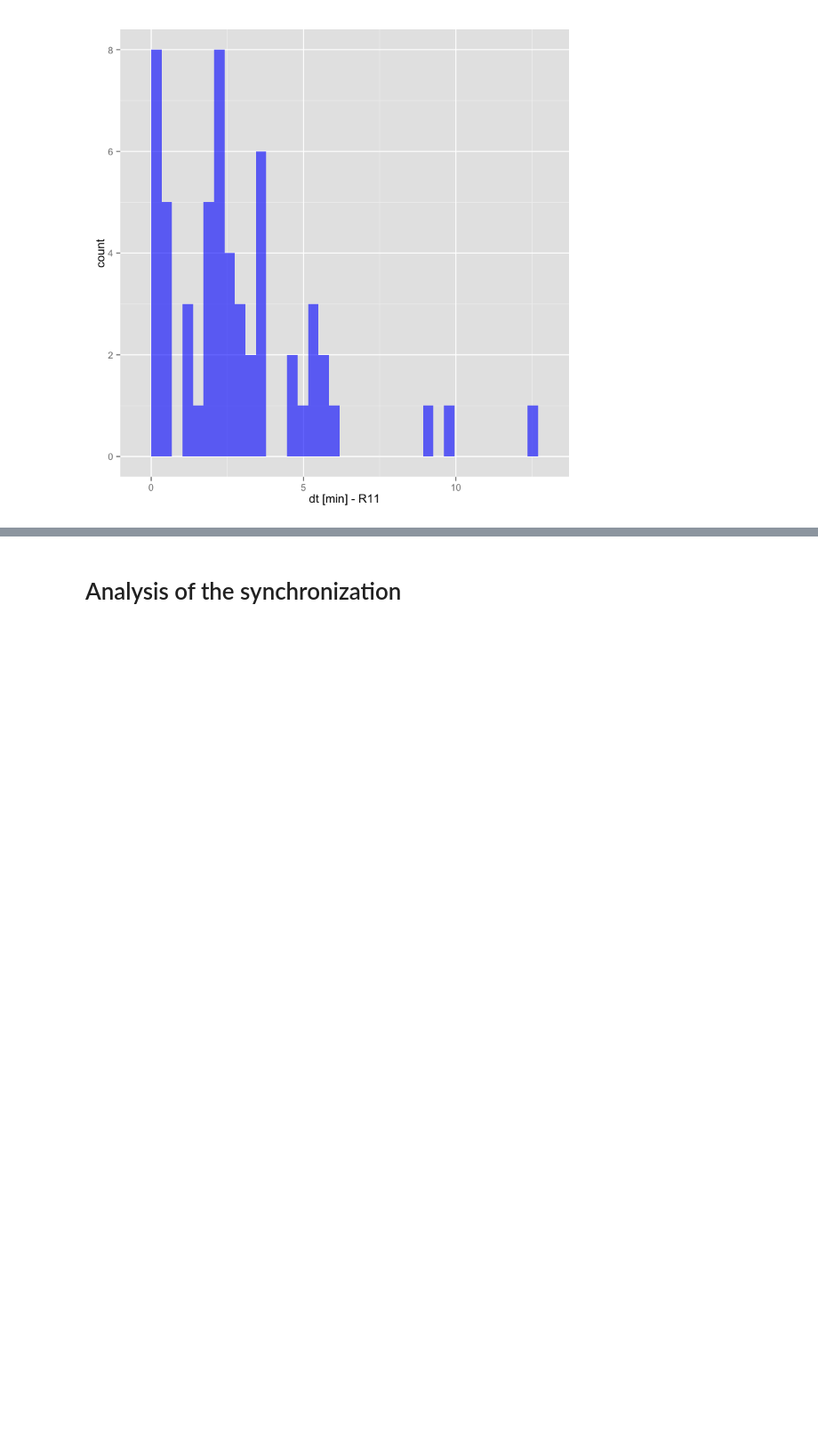
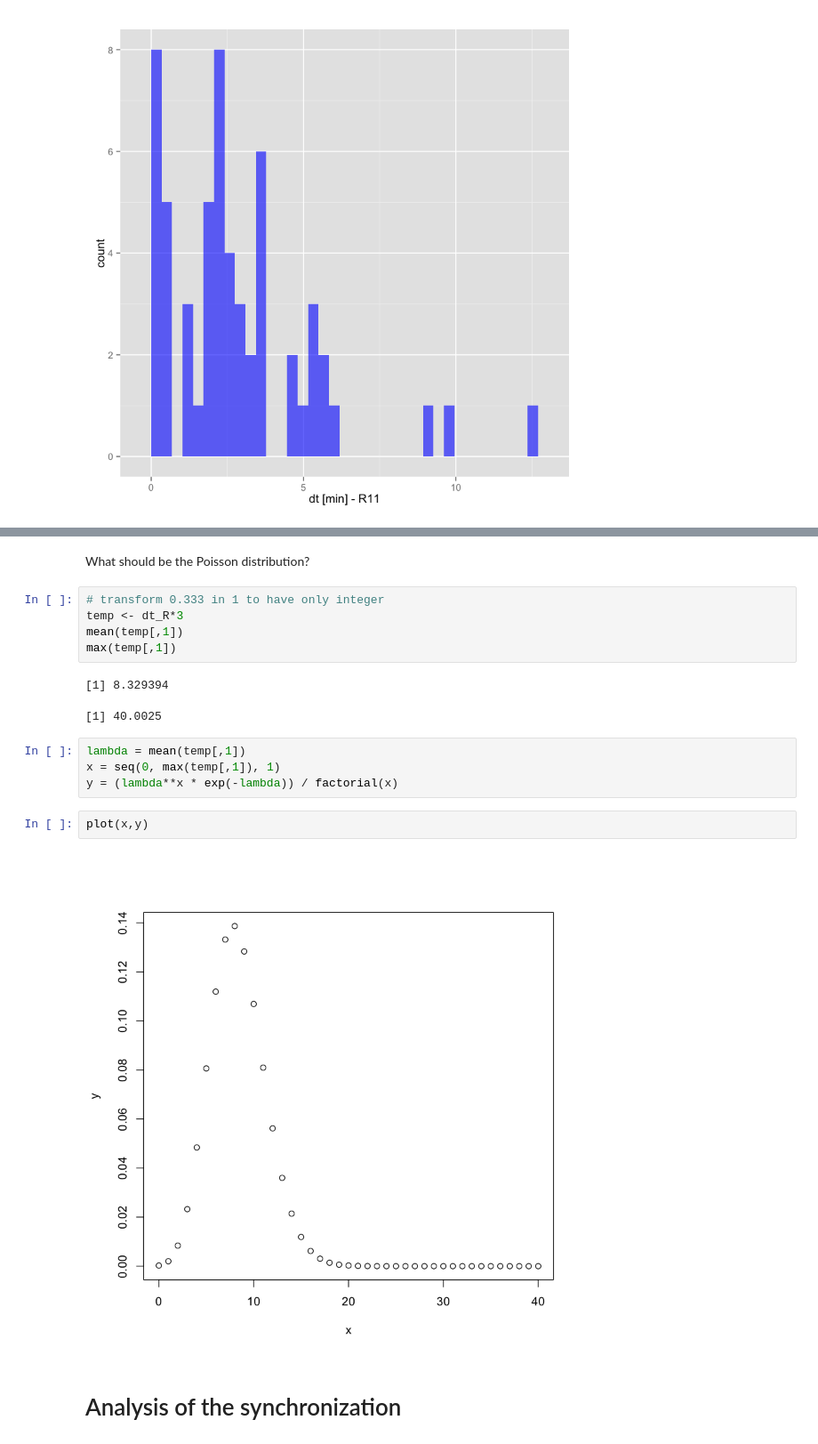
Before and after one commit to gchevrot/R, a Jupyter notebook: Analysis_R.ipynb, the cells around one changed output, grey strips where cells are left out. Shown at 89% size. Drawn from its saved outputs; the diff is of its cells as text; blank space fills up the shorter version.

```diff
--- a/Analysis_R.ipynb
+++ b/Analysis_R.ipynb
@@ -144,3 +165,21 @@ for(i in 1:length(dt_RList)){
+# %% [markdown]
+What should be the Poisson distribution?
+# %%
+# transform 0.333 in 1 to have only integer
+temp <- dt_R*3
+mean(temp[,1])
+max(temp[,1])
+# %% [output]
+[1] 8.329394
+[1] 40.0025
+# %%
+lambda = mean(temp[,1])
+x = seq(0, max(temp[,1]), 1)
+y = (lambda**x * exp(-lambda)) / factorial(x)
+# %%
+plot(x,y)
+# %% [output]
+[figure, added]
 # %% [markdown]
 # Analysis of the synchronization
 # %% [markdown]
```
Also changed, not shown: parts of 37 cells of this notebook.
